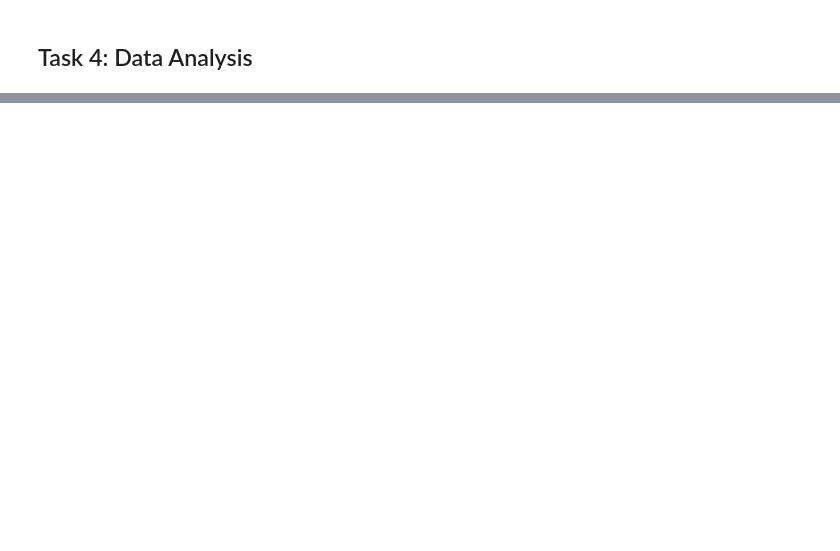
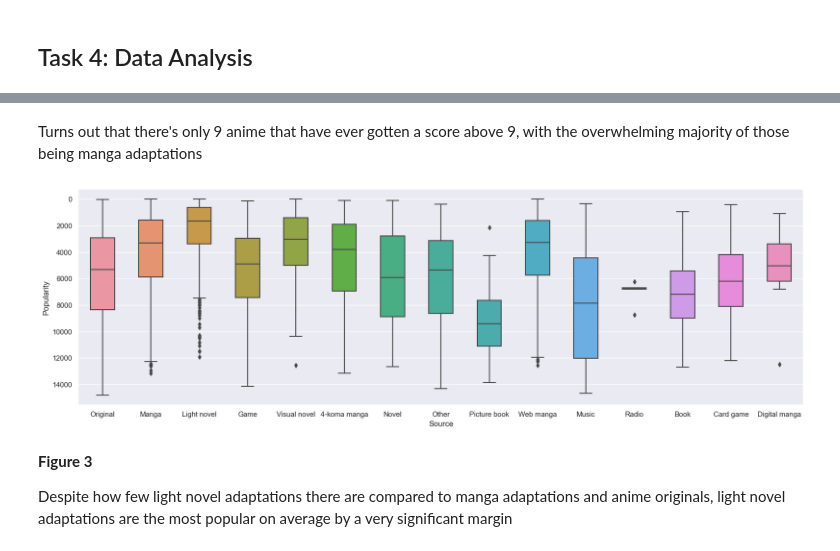
Before and after one commit to ubco-W2022T1-cosc301/project-group12, a Jupyter notebook: notebooks/analysis2.ipynb, the cells around one changed output, grey strips where cells are left out. Saved outputs shown, nothing was run; the diff lists cells and outputs as text; code cells hidden in the pictures; blank space fills up the shorter version.

```diff
--- a/notebooks/analysis2.ipynb
+++ b/notebooks/analysis2.ipynb
@@ -267,0 +303,12 @@ same graph as from my PDA, it seems that manga adaptations are overwhelmingly th
+# %% [markdown]
+Turns out that there's only 9 anime that have ever gotten a score above 9, with the overwhelming majority of those being manga adaptations
+# %%
+popBox = sns.boxplot(data=df, x="Source", y="Popularity", width = 0.5)
+popBox.invert_yaxis()
+# flip the y axis, as the Popularity column is a ranking (eg most popular anime ever has a Popularity of 1)
+# %% [output]
+[figure, added]
+# %% [markdown]
+**Figure 3**
+
+Despite how few light novel adaptations there are compared to manga adaptations and anime originals, light novel adaptations are the most popular on average by a very significant margin
```
Also changed, not shown: parts of 25 cells of this notebook, 1 other file.
